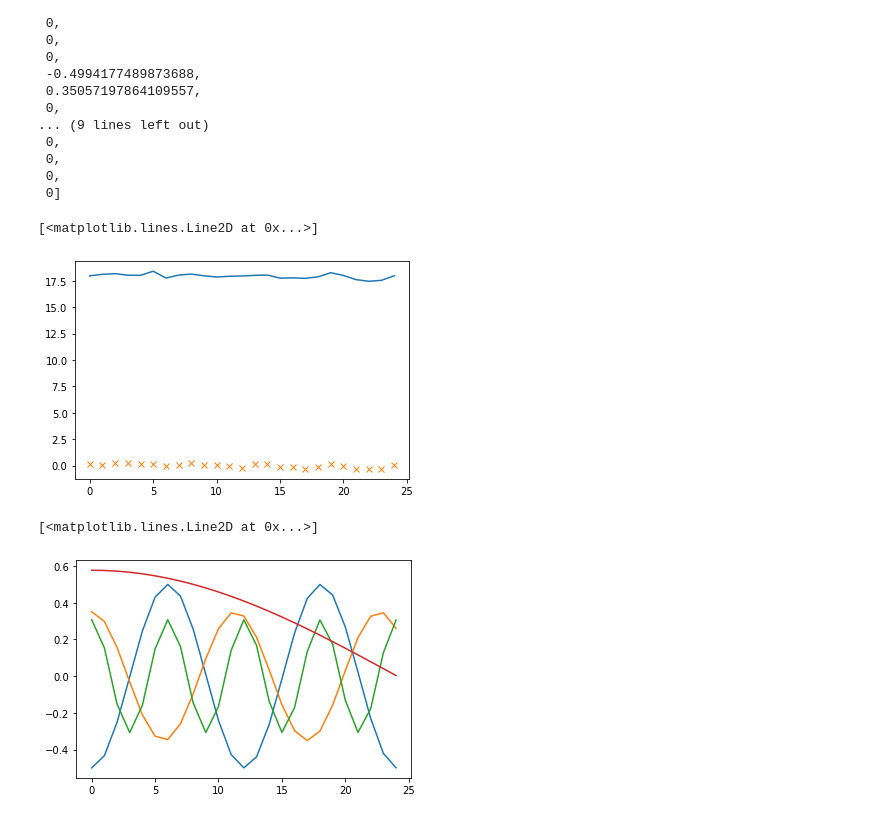
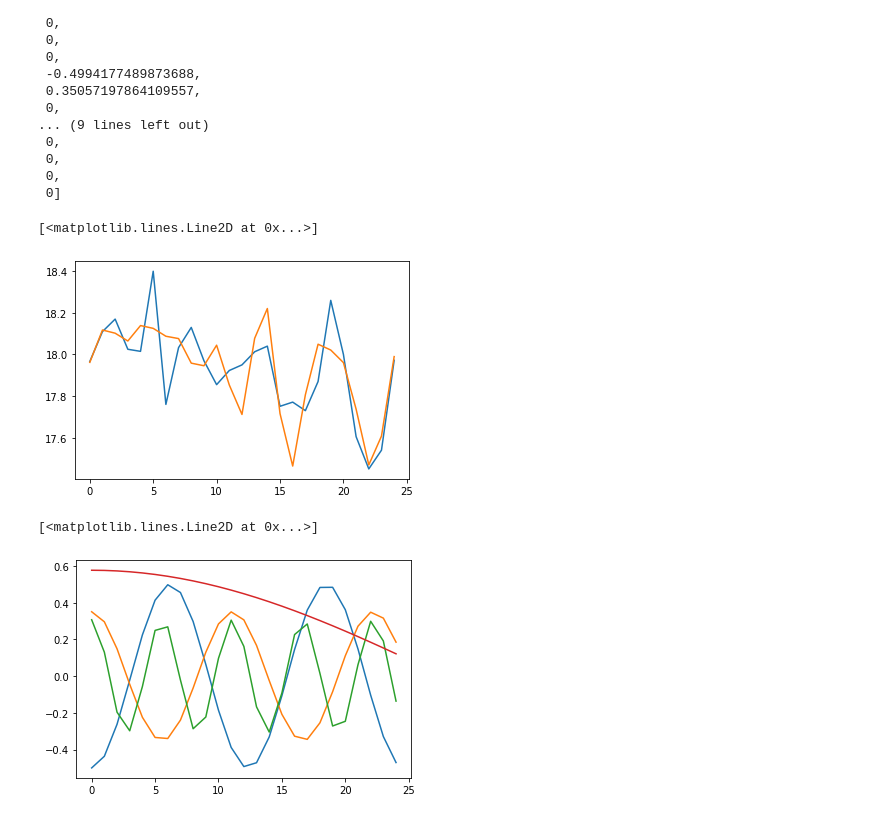
Before and after one commit to Peter-Paul/wallstreet-forecast, a Jupyter notebook: analytics/commodities/silver/silver_fts.ipynb, the cells around one changed output. Drawn from its saved outputs; the diff is of its cells as text; code cells hidden in the pictures.

```diff
--- a/analytics/commodities/silver/silver_fts.ipynb
+++ b/analytics/commodities/silver/silver_fts.ipynb
@@ -129,16 +144,19 @@ highFs1
 # %%
 xf = np.linspace(0.0, N, 25)
 plt.plot( inputs2 )
-plt.plot( extracts3, 'x' )
+plt.plot( extracts3)
 # %% [output]
 [<matplotlib.lines.Line2D at 0x...>]
-[figure, old version]
+[figure, new version]
 # %%
-plt.plot( -0.4994177489873688 * np.cos(np.pi * 0.016 * xf))
-# plt.plot( 89.66180038452148 * np.cos(np.pi * 0 * xf))
-plt.plot( 0.35057197864109557 * np.cos(np.pi * 0.017 * xf))
-plt.plot( 0.30709258061178535 * np.cos(np.pi * 0.032 * xf))
-plt.plot( 0.5765232855501484 * np.cos(np.pi * 0.002 * xf))
+signal1 = -0.4994177489873688 * np.cos(np.pi * 0.015625 * xf)
+signal2 = 0.35057197864109557 * np.cos(np.pi * 0.01736111 * xf)
+signal3 = 0.30709258061178535 * np.cos(np.pi * 0.03472222 * xf)
+signal4 = 0.5765232855501484 * np.cos(np.pi * 0.00173611 * xf)
+plt.plot(signal1)
+plt.plot(signal2)
+plt.plot(signal3)
+plt.plot(signal4)
 # %% [output]
 [<matplotlib.lines.Line2D at 0x...>]
-[figure, old version]
+[figure, new version]
```
Also changed, not shown: parts of 9 cells of this notebook, 1 other file.
